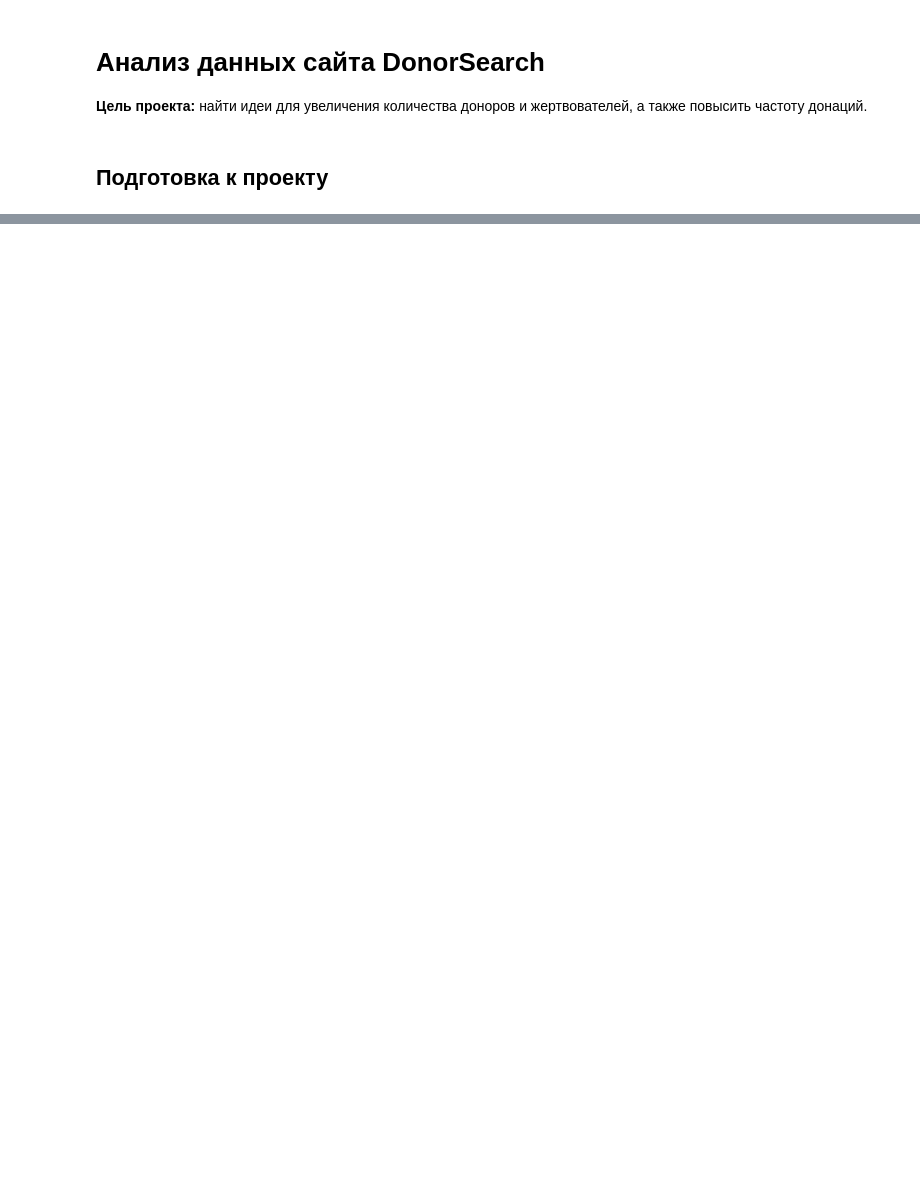
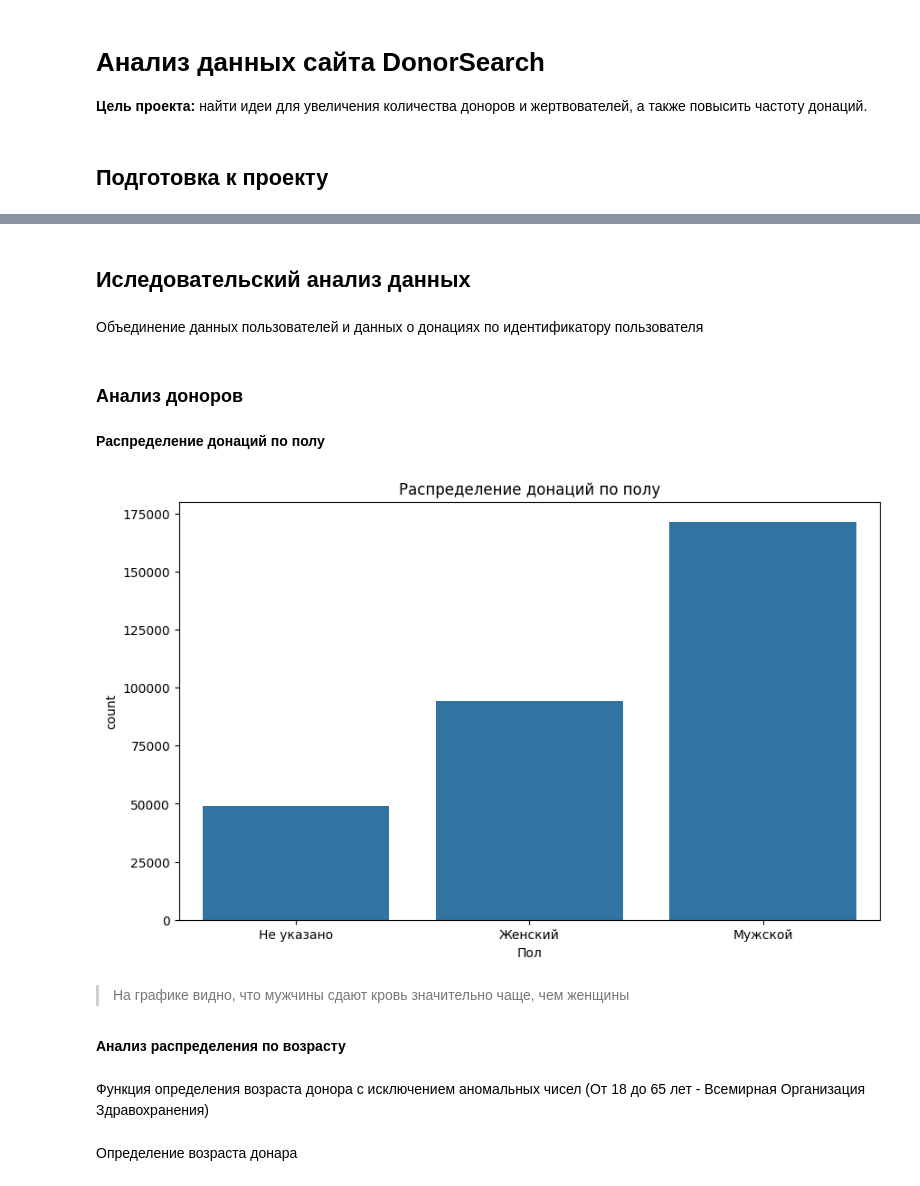
Before and after one commit to shprnu/donorp, a Jupyter notebook: donorp.ipynb, the cells around one changed output, grey strips where cells are left out. Saved outputs shown, nothing was run; the diff lists cells and outputs as text; code cells hidden in the pictures; blank space fills up the shorter version.

```diff
--- a/donorp.ipynb
+++ b/donorp.ipynb
@@ -28,0 +97,2 @@ FileNotFoundError: [Errno 2] No such file or directory: 'datasets/users_anon_dat
+# %%
+donations_anon = donations_anon.drop_duplicates()
@@ -28,0 +124,3 @@ FileNotFoundError: [Errno 2] No such file or directory: 'datasets/users_anon_dat
+# %%
+def convert_dt(x):
+    return datetime.datetime.strptime(x, '%d.%m.%Y').strftime('%m.%d.%Y')
@@ -28,0 +129,31 @@ FileNotFoundError: [Errno 2] No such file or directory: 'datasets/users_anon_dat
+# %%
+donations_anon['Дата донации'] = donations_anon['Дата донации'].apply(lambda x: convert_dt(x))
+donations_anon['Дата донации'] = pd.to_datetime(donations_anon['Дата донации'])
+
+fundraisings_anon['Дата начала сбора'] = fundraisings_anon['Дата начала сбора'].apply(lambda x: convert_dt(x))
+fundraisings_anon['Дата начала сбора'] = pd.to_datetime(fundraisings_anon['Дата начала сбора'])
+# %% [markdown]
+## Иследовательский анализ данных
+# %% [markdown]
+Объединение данных пользователей и данных о донациях по идентификатору пользователя
+# %%
+donors_data = pd.merge(users_anon_data_all, donations_anon, left_on='ID', right_on='ID пользователя', how='inner')
+# %% [markdown]
+### Анализ доноров
+# %% [markdown]
+**Распределение донаций по полу**
+# %%
+plt.figure(figsize=(10, 6))
+sns.countplot(x='Пол', data=donors_data)
+plt.title('Распределение донаций по полу')
+plt.show()
+# %% [output]
+[figure, added]
+# %% [markdown]
+
+
+> На графике видно, что мужчины сдают кровь значительно чаще, чем женщины
+# %% [markdown]
+**Анализ распределения по возрасту**
+# %% [markdown]
+Функция определения возраста донора с исключением аномальных чисел (От 18 до 65 лет - Всемирная Организация Здравохранения)
@@ -28,0 +169,2 @@ FileNotFoundError: [Errno 2] No such file or directory: 'datasets/users_anon_dat
+# %% [markdown]
+Определение возраста донара
```
Also changed, not shown: parts of 125 cells of this notebook.
